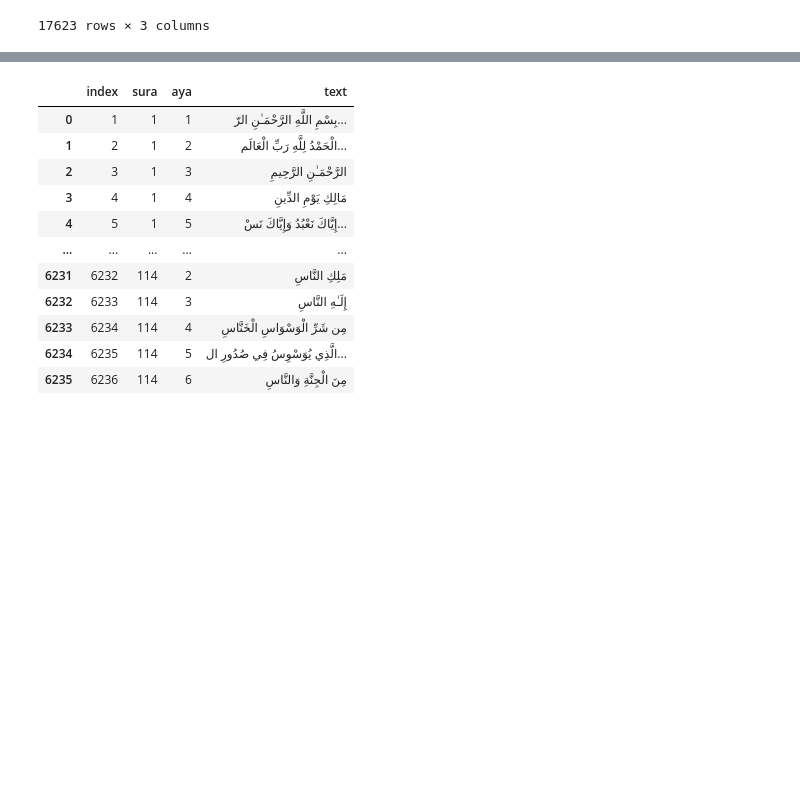
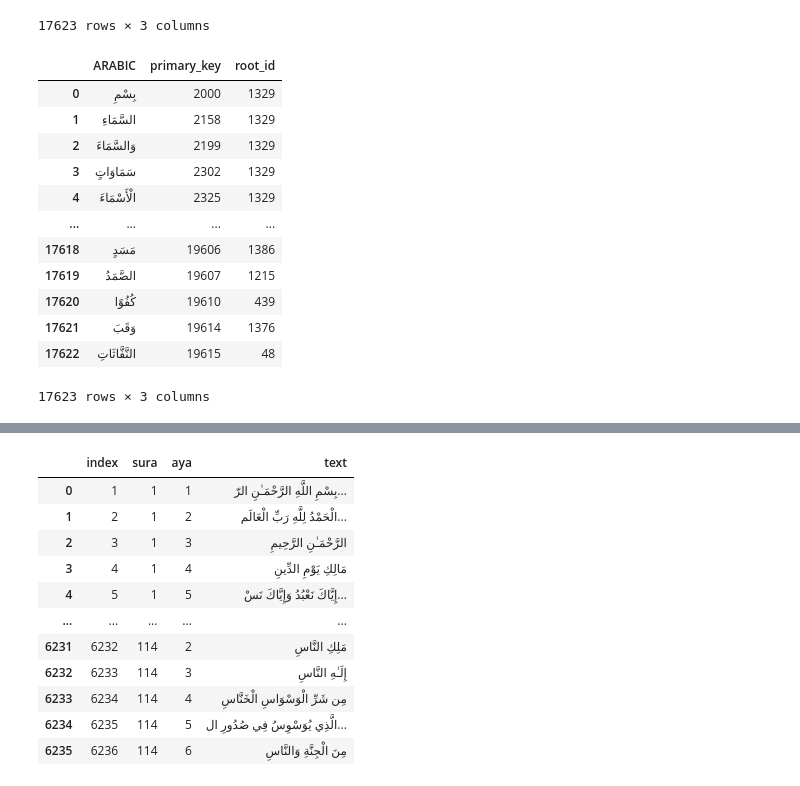
Before and after one commit to Quran-Journey/backend, a Jupyter notebook: db/rough work.ipynb, the cells around one changed output, grey strips where cells are left out. Drawn from its saved outputs; the diff is of its cells as text; code cells hidden in the pictures; blank space fills up the shorter version.

```diff
--- a/db/rough work.ipynb
+++ b/db/rough work.ipynb
@@ -211,4 +235,20 @@ arabic_words_df
 | 17621 | وَقَبَ | 19614 | 188 |
 | 17622 | النَّفَّاثَاتِ | 19615 | 149 |
 17623 rows × 3 columns
+# %%
+arabic_words_df
+# %% [output]
+|  | ARABIC | primary_key | root_id |
+| 0 | بِسْمِ | 2000 | 1329 |
+| 1 | السَّمَاءِ | 2158 | 1329 |
+| 2 | وَالسَّمَاءَ | 2199 | 1329 |
+| 3 | سَمَاوَاتٍ | 2302 | 1329 |
+| 4 | الْأَسْمَاءَ | 2325 | 1329 |
+| ... | ... | ... | ... |
+| 17618 | مَسَدٍ | 19606 | 1386 |
+| 17619 | الصَّمَدُ | 19607 | 1215 |
+| 17620 | كُفُوًا | 19610 | 439 |
+| 17621 | وَقَبَ | 19614 | 1376 |
+| 17622 | النَّفَّاثَاتِ | 19615 | 48 |
+17623 rows × 3 columns
 # %%
```
Also changed, not shown: parts of 11 cells of this notebook, 1 other file.
